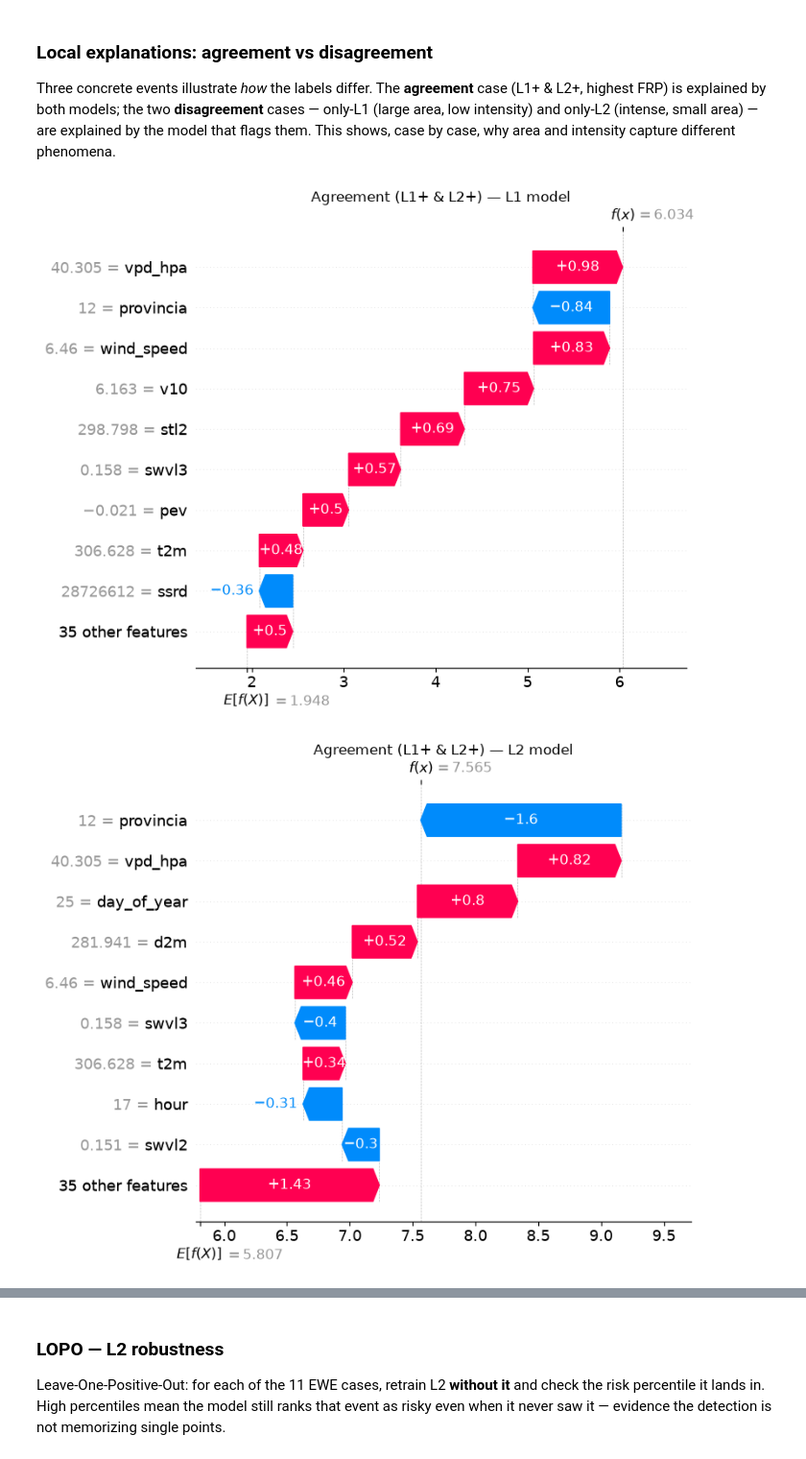
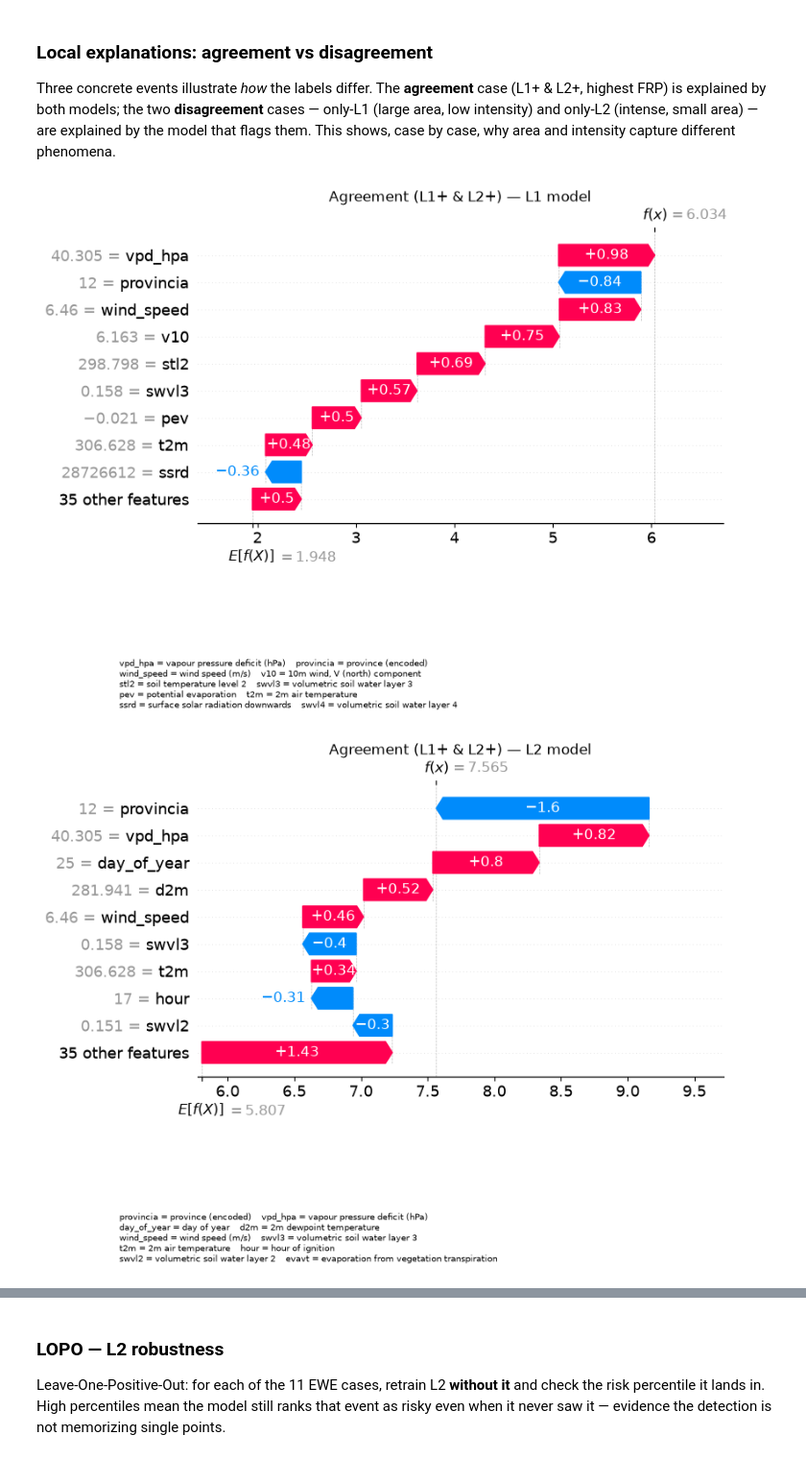
Before and after one commit to Luxar3-cmd/wildfires-project, a Jupyter notebook: modeling/Experiments.ipynb, the cells around one changed output, grey strips where cells are left out. Shown at 96% size. Saved outputs shown, nothing was run; the diff lists cells and outputs as text; code cells hidden in the pictures.

```diff
--- a/modeling/Experiments.ipynb
+++ b/modeling/Experiments.ipynb
@@ -160,6 +160,27 @@ def legend_for(feats):
     return " · ".join(f"{f} = {FEATURE_GLOSSARY.get(f, f)}" for f in feats)
 
 
+def top_feats(values, k=12):
+    """Top-k feature codes by |SHAP|; accepts a 1-D instance row or a 2-D matrix."""
+    arr = np.abs(values)
+    if arr.ndim == 2:
+        arr = arr.mean(0)
+    return [cols[j] for j in np.argsort(-arr)[:k]]
+
+
+def shap_legend(feats, per_line=2):
+    """Stamp a 'code = meaning' legend box at the bottom of the current figure.
+
+    The box is drawn inside the figure (space reserved via subplots_adjust) so it is
+    part of the image and survives export.
+    """
+    items = [f"{f} = {FEATURE_GLOSSARY.get(f, f)}" for f in feats]
+    lines = ["    ".join(items[i:i + per_line]) for i in range(0, len(items), per_line)]
+    fig = plt.gcf()
+    fig.subplots_adjust(bottom=min(0.5, 0.10 + 0.05 * len(lines)))
+    fig.text(0.01, 0.01, "\n".join(lines), ha="left", va="bottom", fontsize=7)
+
+
 pd.DataFrame(
     [(g, f, FEATURE_GLOSSARY.get(f, f)) for g, fl in groups.items() for f in fl],
     columns=["Group", "Code", "Meaning"],
@@ -1033,25 +1072,24 @@ flags them. This shows, case by case, why area and intensity capture different p
 # %%
 # pick representative events
 agree   = int(df["modis_frp_max_mw"].where((y_l1 == 1) & (y_l2 == 1)).idxmax())   # both, highest FRP
 only_l1 = int(df["superficie_quemada_total_ha"].where((y_l1 == 1) & (y_l2 == 0)).idxmax())  # huge area
 only_l2 = int(df["modis_frp_max_mw"].where((y_l1 == 0) & (y_l2 == 1)).idxmax())   # intense, small
 
 # agreement case explained by BOTH models
 shap.plots.waterfall(expl_l1[agree], max_display=10, show=False)
-plt.title("Agreement (L1+ & L2+) — L1 model"); plt.tight_layout(); plt.show()
+plt.title("Agreement (L1+ & L2+) — L1 model")
+shap_legend(top_feats(expl_l1.values[agree], 10)); plt.show()
 shap.plots.waterfall(expl_l2[agree], max_display=10, show=False)
-plt.title("Agreement (L1+ & L2+) — L2 model"); plt.tight_layout(); plt.show()
+plt.title("Agreement (L1+ & L2+) — L2 model")
+shap_legend(top_feats(expl_l2.values[agree], 10)); plt.show()
 
 # disagreement cases explained by the model that flags them
 shap.plots.waterfall(expl_l1[only_l1], max_display=10, show=False)
-plt.title("Only-L1 (large area, low intensity) — L1 model"); plt.tight_layout(); plt.show()
+plt.title("Only-L1 (large area, low intensity) — L1 model")
+shap_legend(top_feats(expl_l1.values[only_l1], 10)); plt.show()
 shap.plots.waterfall(expl_l2[only_l2], max_display=10, show=False)
-plt.title("Only-L2 (intense, small area) — L2 model"); plt.tight_layout(); plt.show()
-
-print("Top L1 drivers:",
-      legend_for([cols[j] for j in np.argsort(-np.abs(expl_l1.values).mean(0))[:8]]))
-print("Top L2 drivers:",
-      legend_for([cols[j] for j in np.argsort(-np.abs(expl_l2.values).mean(0))[:8]]))
+plt.title("Only-L2 (intense, small area) — L2 model")
+shap_legend(top_feats(expl_l2.values[only_l2], 10)); plt.show()
 # %% [output]
-[figure, old version]
+[figure, new version]
-[figure, old version]
+[figure, new version]
```
Also changed, not shown: parts of 7 cells of this notebook.
